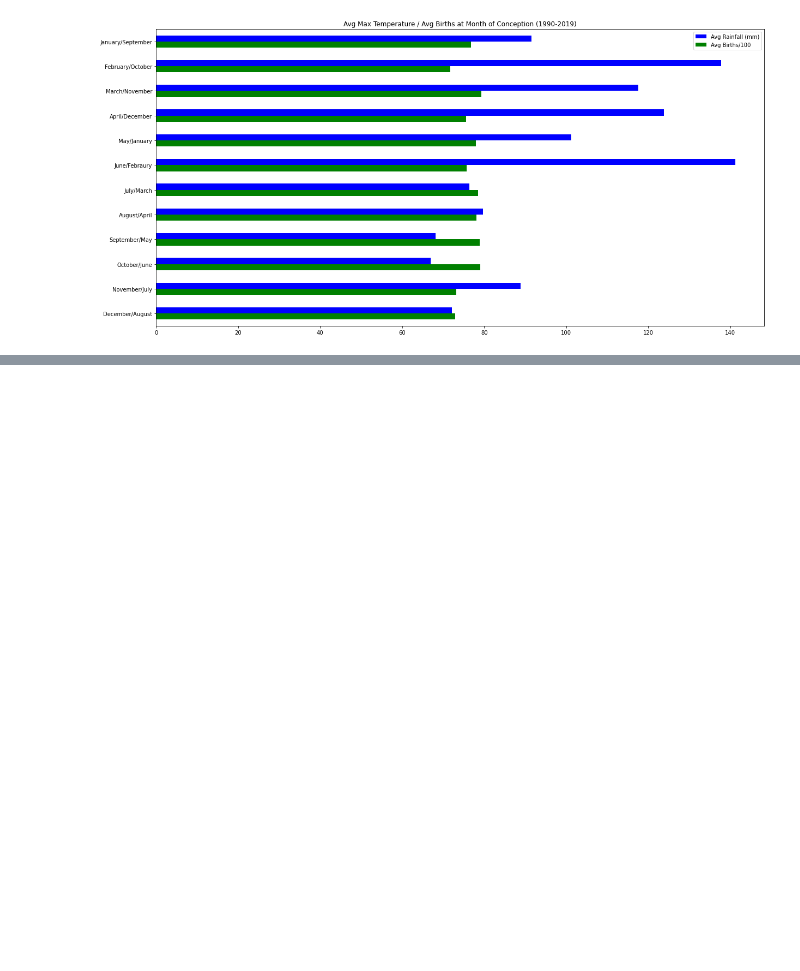
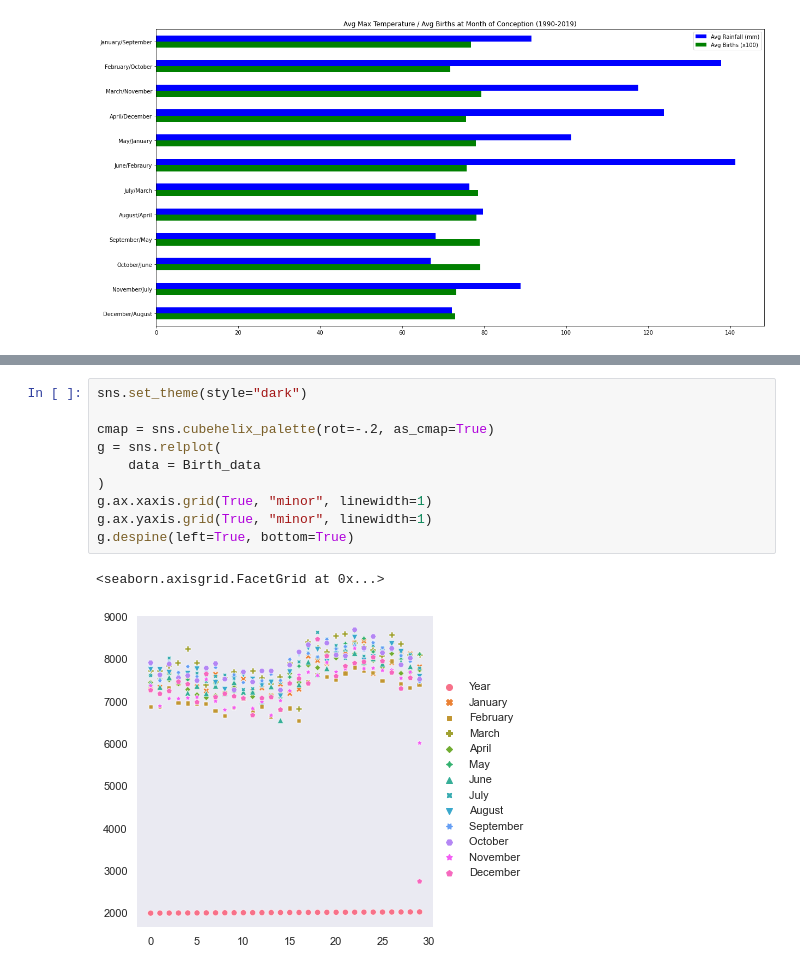
Before and after one commit to JordanLewisStudio/Data_project, a Jupyter notebook: data_project.ipynb, the cells around one changed output, grey strips where cells are left out. Drawn from its saved outputs; the diff is of its cells as text; blank space fills up the shorter version.

```diff
--- a/data_project.ipynb
+++ b/data_project.ipynb
@@ -355,0 +426,13 @@ ax.invert_yaxis()
+# %%
+sns.set_theme(style="dark")
+
+cmap = sns.cubehelix_palette(rot=-.2, as_cmap=True)
+g = sns.relplot(
+    data = Birth_data
+)
+g.ax.xaxis.grid(True, "minor", linewidth=1)
+g.ax.yaxis.grid(True, "minor", linewidth=1)
+g.despine(left=True, bottom=True)
+# %% [output]
+<seaborn.axisgrid.FacetGrid at 0x...>
+[figure, added]
```
Also changed, not shown: parts of 26 cells of this notebook, 5 other files.
